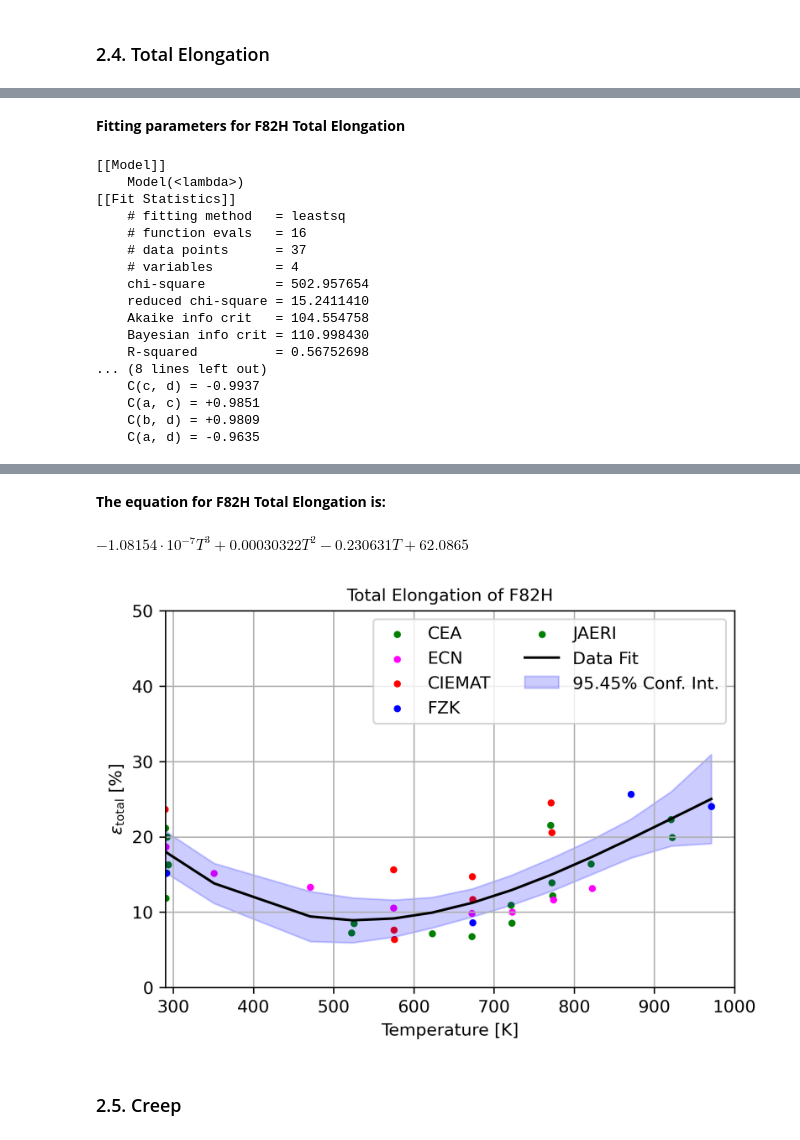
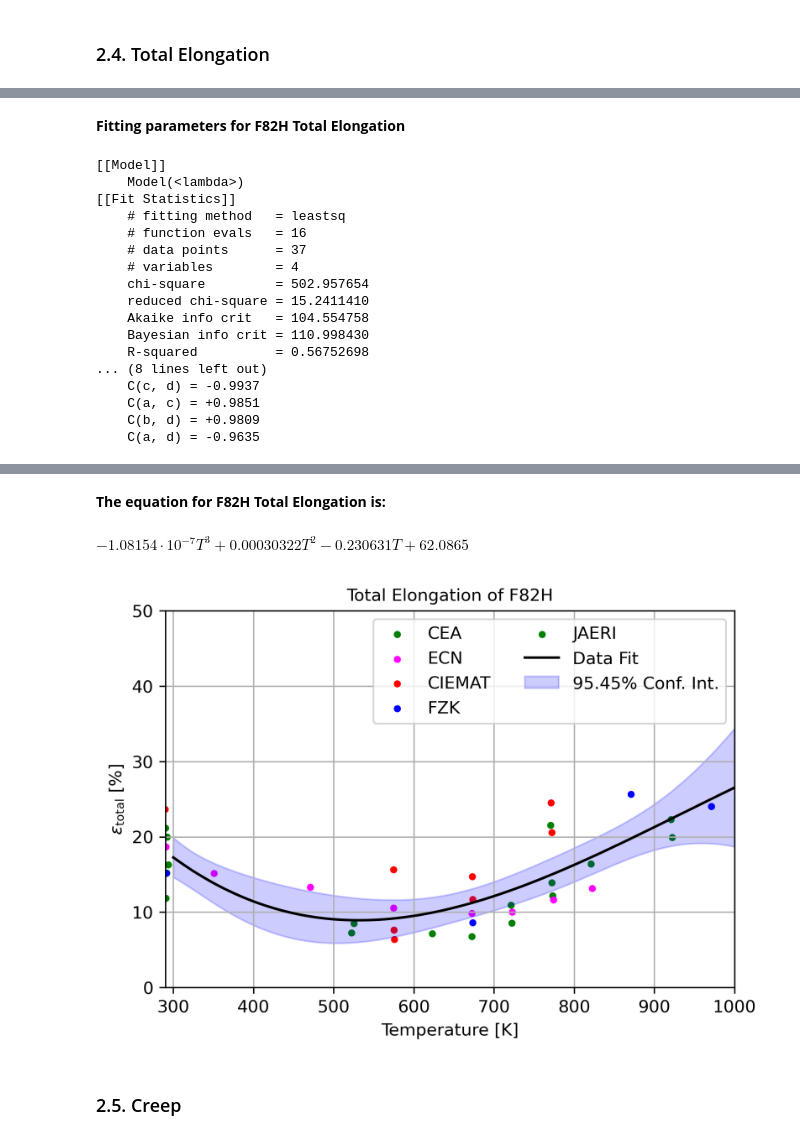
Before and after one commit to Ghoniem-Org/DatabaseCodes, a Jupyter notebook: Jupyter/F82H/F82H_database.ipynb, the cells around one changed output, grey strips where cells are left out. Saved outputs shown, nothing was run; the diff lists cells and outputs as text; code cells hidden in the pictures.

Commit message:
Improved plot_fit_and_conf function
plot_fit_and_conf now takes x array which can be of arbitrary resolution

```diff
--- a/Jupyter/F82H/F82H_database.ipynb
+++ b/Jupyter/F82H/F82H_database.ipynb
@@ -264,7 +264,7 @@ var_names, variables = load_data(excel_filename, material_property,\
                         header_rows_list=[2], num_data_rows=20, room_temp=293, display_data_table_bool = True)
 
 # Temperature range and initializations
-T = np.arange(300, 1000, 10)
+T = np.linspace(300, 1000, 1000)
 n = len(T)
 
 # Concatenate and sort data for fitting
@@ -293,7 +293,7 @@ custom_multi_plot(x_data_list, y_data_list,
                   fit_line_widths=[2], x_label_font_size=fsize, y_label_font_size=fsize, title_font_size=fsize,\
                   legend_font_size=fsize, legend_loc=legend_loc, legend_num_cols=2)
 
-plot_fit_and_conf(T_Ky, s_y, fit_result, sigma=2, legend=True, legend_font_size=fsize, legend_loc=legend_loc, legend_num_cols=2,\
+plot_fit_and_conf(T, fit_result, sigma=2, legend=True, legend_font_size=fsize, legend_loc=legend_loc, legend_num_cols=2,\
                   fit_line_color='red', pred_int_fill_color='grey', conf_int_fill_color='blue')
 # %% [output]
 |  | T_CEA_tC | CEA_t | T_ECN_tC | ECN_t | T_CIEMAT_tC | CIEMAT_t | T_FZK_tC | FZK_t | T_JAERI_tC | JAERI_t |
@@ -305,34 +305,34 @@ plot_fit_and_conf(T_Ky, s_y, fit_result, sigma=2, legend=True, legend_font_size=
 | 5 | 399.616370 | 6.799844 | 449.801045 | 10.037060 | 400.514567 | 11.710500 | NaN | NaN | NaN | NaN |
 | 6 | 448.244849 | 10.919695 | 501.217775 | 11.646948 | 498.987414 | 20.574656 | NaN | NaN | NaN | NaN |
 | 7 | 449.319589 | 8.580022 | 549.421205 | 13.152979 | 498.123496 | 24.510961 | NaN | NaN | NaN | NaN |
 | 8 | 499.203368 | 13.913173 | NaN | NaN | NaN | NaN | NaN | NaN | NaN | NaN |
 | 9 | 500.232280 | 12.180098 | NaN | NaN | NaN | NaN | NaN | NaN | NaN | NaN |
 | 10 | 547.952967 | 16.429869 | NaN | NaN | NaN | NaN | NaN | NaN | NaN | NaN |
 | 11 | 647.631622 | 22.329999 | NaN | NaN | NaN | NaN | NaN | NaN | NaN | NaN |
 | 12 | 649.161895 | 19.903701 | NaN | NaN | NaN | NaN | NaN | NaN | NaN | NaN |
 [interactive output not drawn]
 **Fitting parameters for F82H Total Elongation**
 [[Model]]
     Model(<lambda>)
 [[Fit Statistics]]
     # fitting method   = leastsq
     # function evals   = 16
     # data points      = 37
     # variables        = 4
     chi-square         = 502.957654
     reduced chi-square = 15.2411410
     Akaike info crit   = 104.554758
     Bayesian info crit = 110.998430
     R-squared          = 0.56752698
 ... (8 lines left out)
     C(c, d) = -0.9937
     C(a, c) = +0.9851
     C(b, d) = +0.9809
     C(a, d) = -0.9635
 [interactive output not drawn]
 **The equation for F82H Total Elongation is:**
 $\displaystyle - 1.08154 \cdot 10^{-7} T^{3} + 0.00030322 T^{2} - 0.230631 T + 62.0865$
-[figure, old version]
+[figure, new version]
 # %% [markdown]
 ### 2.5. Creep <a name="creep"></a>
 # %%
```
Also changed, not shown: parts of 3 cells of this notebook, 1 other file.
